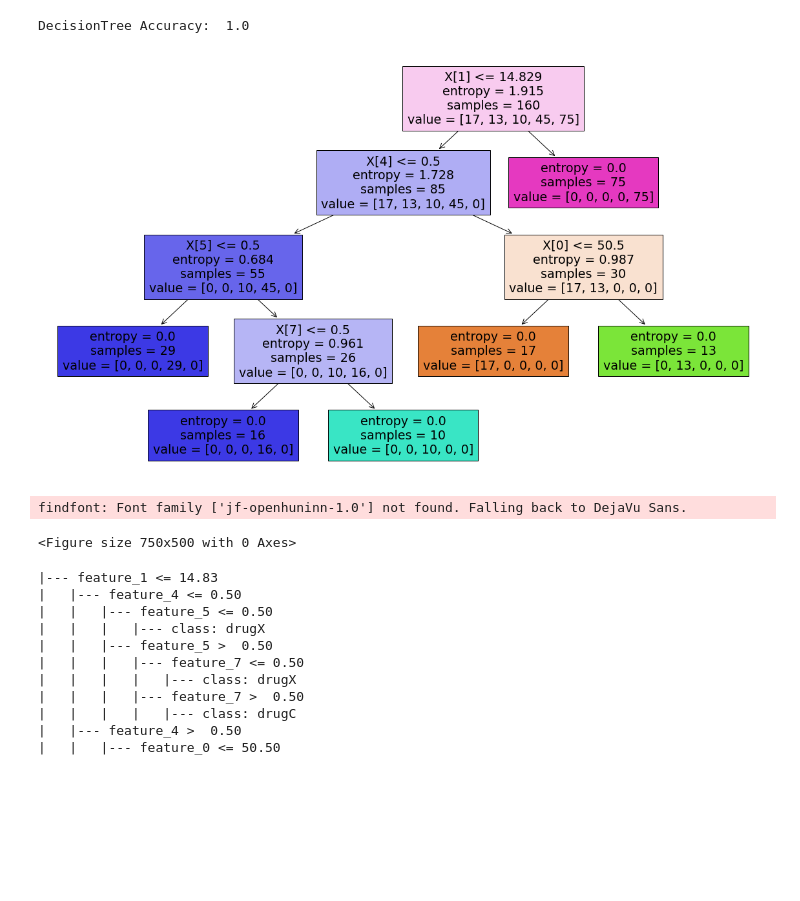
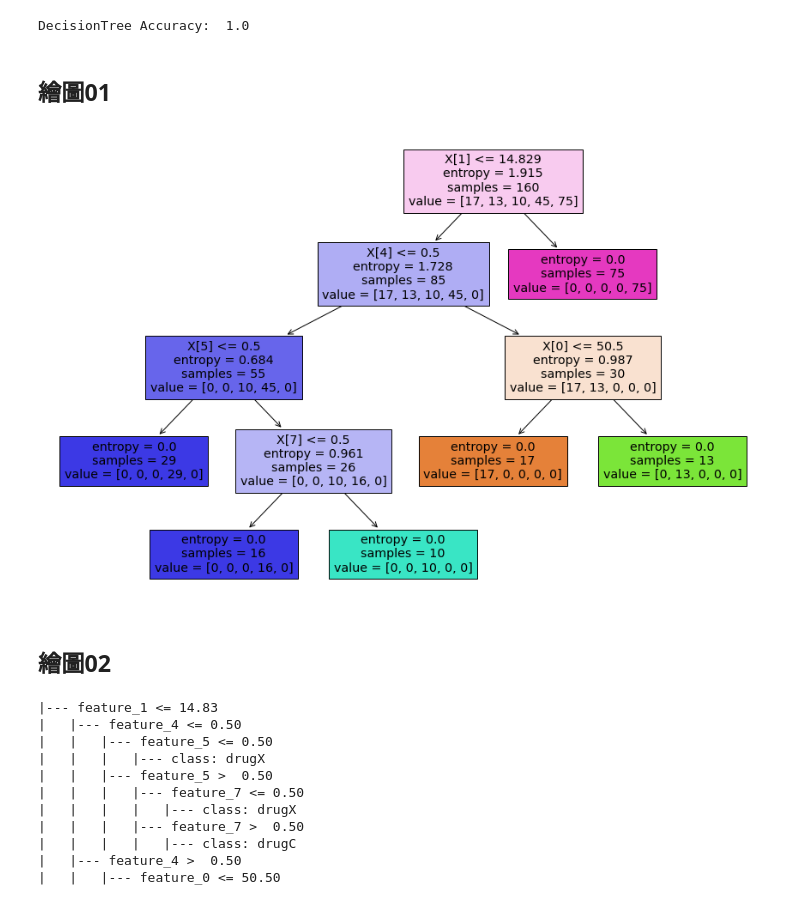
Before and after one commit to freemind988/WANG, a Jupyter notebook: class08_hw6_王元恩.ipynb, the cells around one changed output. Cells and saved outputs as stored; diff of their text form; code cells hidden in the pictures; blank space fills up the shorter version.

```diff
--- a/class08_hw6_王元恩.ipynb
+++ b/class08_hw6_王元恩.ipynb
@@ -67,23 +67,15 @@ y_pred = dc.predict(test_x)  # 用test x找Y hat
 print("DecisionTree Accuracy: ", metrics.accuracy_score(test_y, y_pred))
 # %% [output]
 DecisionTree Accuracy:  1.0
+# %% [markdown]
+## **繪圖01**
 # %%
 from sklearn import tree
-# tree.plot_tree(dc, feature_names=train_x.columns, class_names=train_y.classes_)
-fig, ax = plt.subplots(figsize=(20,12))
+fig, ax = plt.subplots(figsize=(15,10))
 tree.plot_tree(dc)
 tree.plot_tree(dc, ax=ax, filled=True);
 # %% [output]
-[figure, old version]
+[figure, new version]
-# %%
-# print(train_x)
-# print(train_y)
-
-fig= plt.figure(figsize=(15,10), dpi=50)
-tree.plot_tree(dc, ax=ax);
-# %% [output]
-findfont: Font family ['jf-openhuninn-1.0'] not found. Falling back to DejaVu Sans.
-<Figure size 750x500 with 0 Axes>
 # %%
 f_name=["Age","Na_to_K","Sex_F","Sex_M","BP_HIGH","BP_LOW","BP_NORMAL","Cholesterol_HIGH","Cholesterol_NORMAL"]
 c_name=["drugA","drugB","drugC","drugX","drugY"]
@@ -104,6 +96,8 @@ graph = graphviz.Source(kktree)
 fig.savefig('imagename.png')
 #graph
 plt.show(graph)
+# %% [markdown]
+## **繪圖02**
 # %%
 text_representation = tree.export_text(dc)
 print(text_representation)
```
Also changed, not shown: parts of 1 cell of this notebook.
